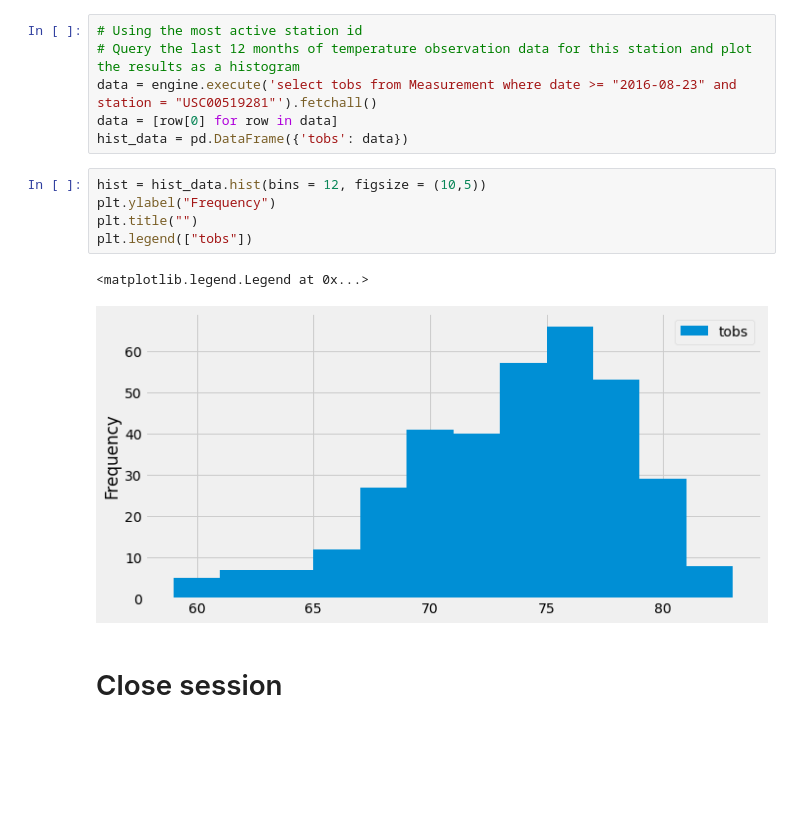
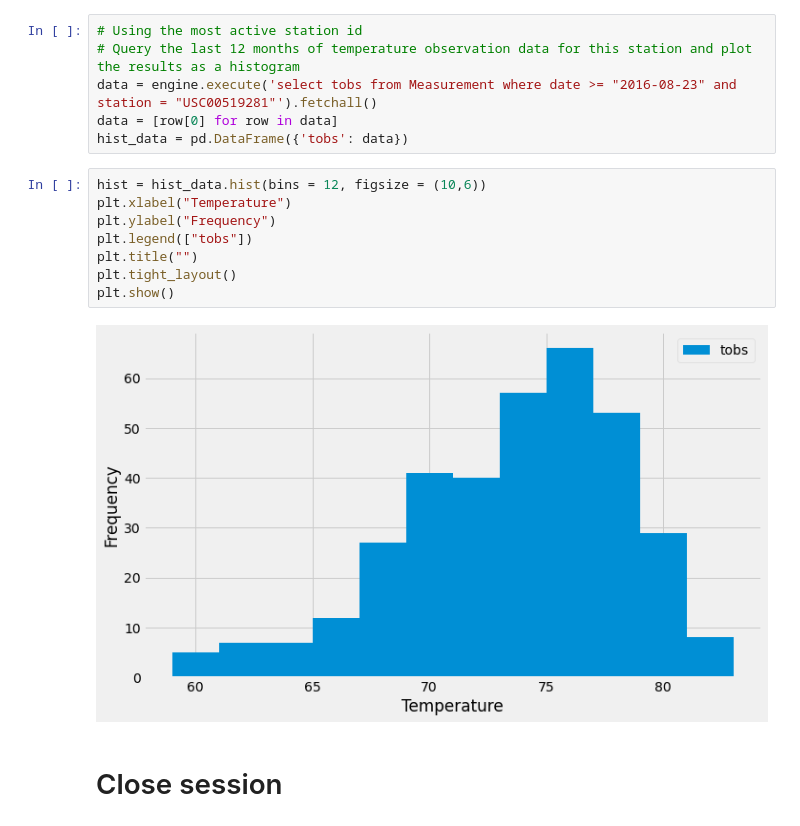
Before and after one commit to samseng88/sqlalchemy-challenge, a Jupyter notebook: surfsup/climate_starter.ipynb, the cells around one changed output. Drawn from its saved outputs; the diff is of its cells as text; blank space fills up the shorter version.

```diff
--- a/surfsup/climate_starter.ipynb
+++ b/surfsup/climate_starter.ipynb
@@ -144,13 +143,15 @@ data = engine.execute('select tobs from Measurement where date >= "2016-08-23" a
 data = [row[0] for row in data]
 hist_data = pd.DataFrame({'tobs': data})
 # %%
-hist = hist_data.hist(bins = 12, figsize = (10,5))
+hist = hist_data.hist(bins = 12, figsize = (10,6))
+plt.xlabel("Temperature")
 plt.ylabel("Frequency")
+plt.legend(["tobs"])
 plt.title("")
-plt.legend(["tobs"])
+plt.tight_layout()
+plt.show()
 # %% [output]
-<matplotlib.legend.Legend at 0x...>
-[figure, old version]
+[figure, new version]
 # %% [markdown]
 # Close session
 # %%
```
Also changed, not shown: parts of 1 cell of this notebook.
